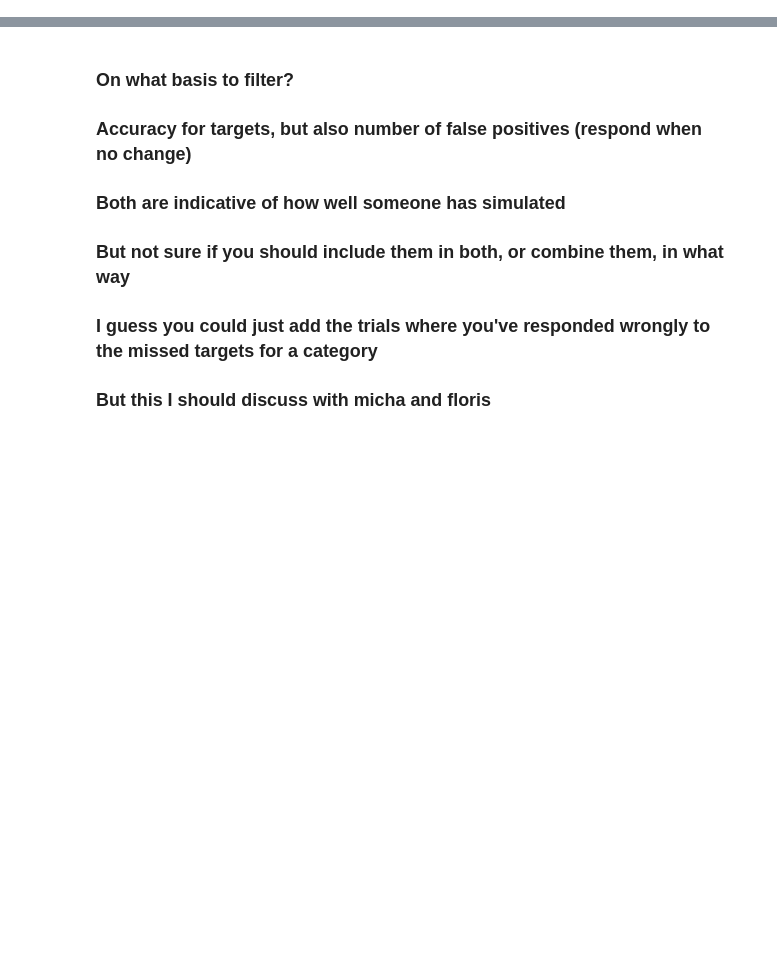
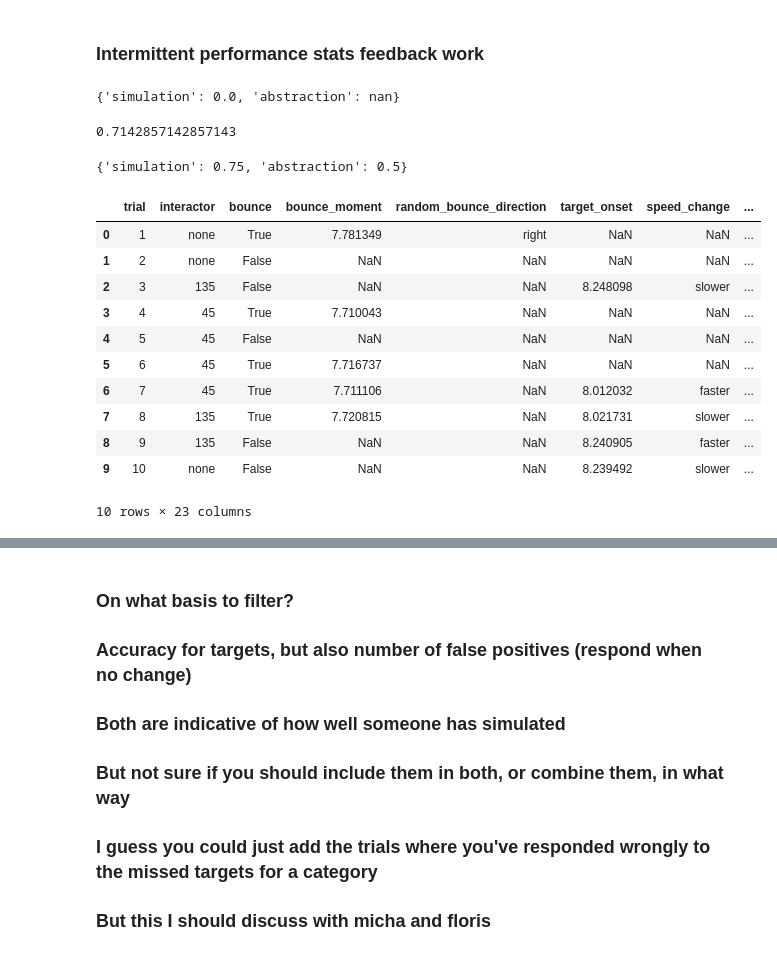
Before and after one commit to WiegerScheurer/physicspred, a Jupyter notebook: Notebooks/intphys_psypy.ipynb, the cells around one changed output, grey strips where cells are left out. Drawn from its saved outputs; the diff is of its cells as text; code cells hidden in the pictures; blank space fills up the shorter version.

Commit message:
feedback implementation

```diff
--- a/Notebooks/intphys_psypy.ipynb
+++ b/Notebooks/intphys_psypy.ipynb
@@ -7,0 +21,51 @@ import matplotlib.pyplot as plt
+# %% [markdown]
+### Intermittent performance stats feedback work
+# %%
+from functions.analysis import get_precision, get_data, get_sensitivity, get_f1_score
+
+soepdf = get_data(subject="sub-zwoep")
+# get_precision(soepdf)
+get_sensitivity(soepdf)
+# soepdf
+# %% [output]
+{'simulation': 0.0, 'abstraction': nan}
+# %%
+soepdf = get_data(subject="sub-heus")
+
+sok = get_precision(soepdf, hypothesis = "both", include_dubtrials=False, return_df=False)
+# sok["abstraction"]
+
+
+soep = get_sensitivity(soepdf, hypothesis = "both", include_dubtrials=False, return_df=False)
+
+
+sork = get_f1_score(soepdf, hypothesis = "both", include_dubtrials=False, return_df=False)
+sok, soep, sork
+
+
+print(np.mean((sork["simulation"], sork["abstraction"])))
+# %% [output]
+0.7142857142857143
+# %%
+soepdf = get_data(subject="sub-heus")
+from functions.analysis import get_precision
+get_precision(soepdf)
+# get_sensitivity(soepdf)
+# soepdf
+# %% [output]
+{'simulation': 0.75, 'abstraction': 0.5}
+# %%
+soepdf
+# %% [output]
+|  | trial | interactor | bounce | bounce_moment | random_bounce_direction | target_onset | speed_change | ... |
+| 0 | 1 | none | True | 7.781349 | right | NaN | NaN | ... |
+| 1 | 2 | none | False | NaN | NaN | NaN | NaN | ... |
+| 2 | 3 | 135 | False | NaN | NaN | 8.248098 | slower | ... |
+| 3 | 4 | 45 | True | 7.710043 | NaN | NaN | NaN | ... |
+| 4 | 5 | 45 | False | NaN | NaN | NaN | NaN | ... |
+| 5 | 6 | 45 | True | 7.716737 | NaN | NaN | NaN | ... |
+| 6 | 7 | 45 | True | 7.711106 | NaN | 8.012032 | faster | ... |
+| 7 | 8 | 135 | True | 7.720815 | NaN | 8.021731 | slower | ... |
+| 8 | 9 | 135 | False | NaN | NaN | 8.240905 | faster | ... |
+| 9 | 10 | none | False | NaN | NaN | 8.239492 | slower | ... |
+10 rows × 23 columns
```
Also changed, not shown: parts of 7 cells of this notebook, 17 other files.
